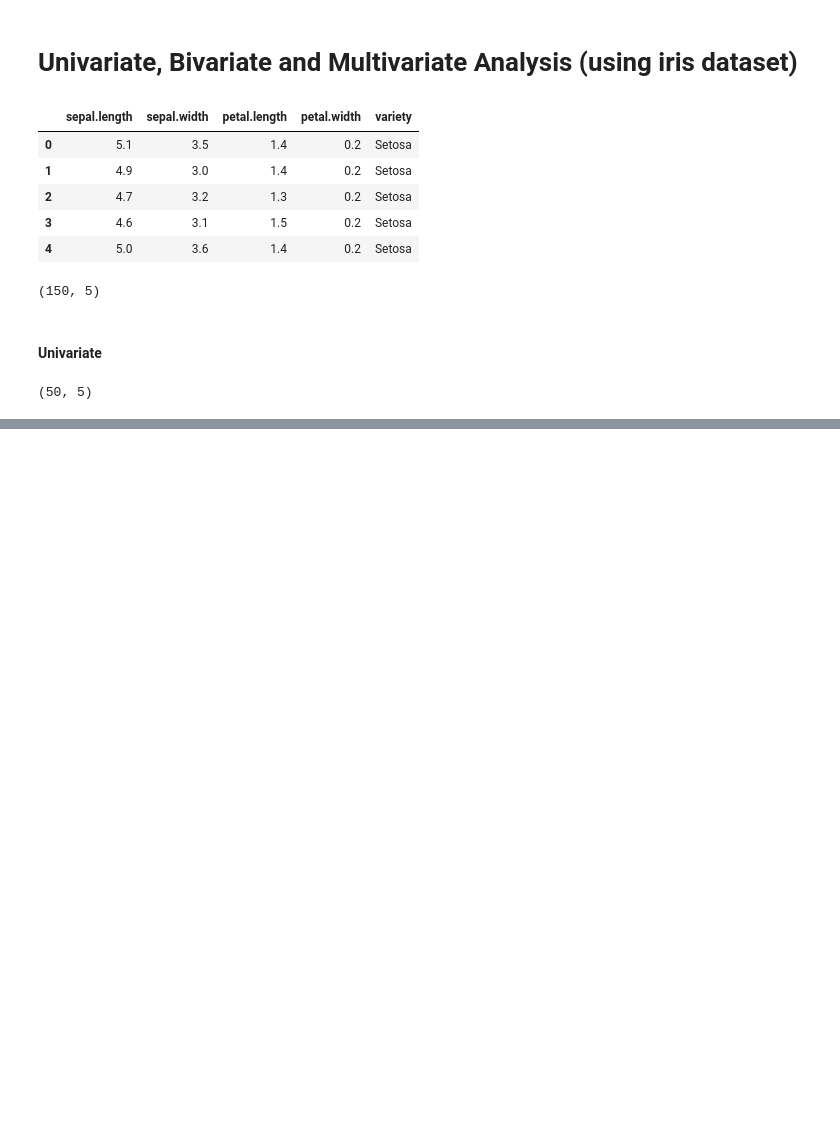
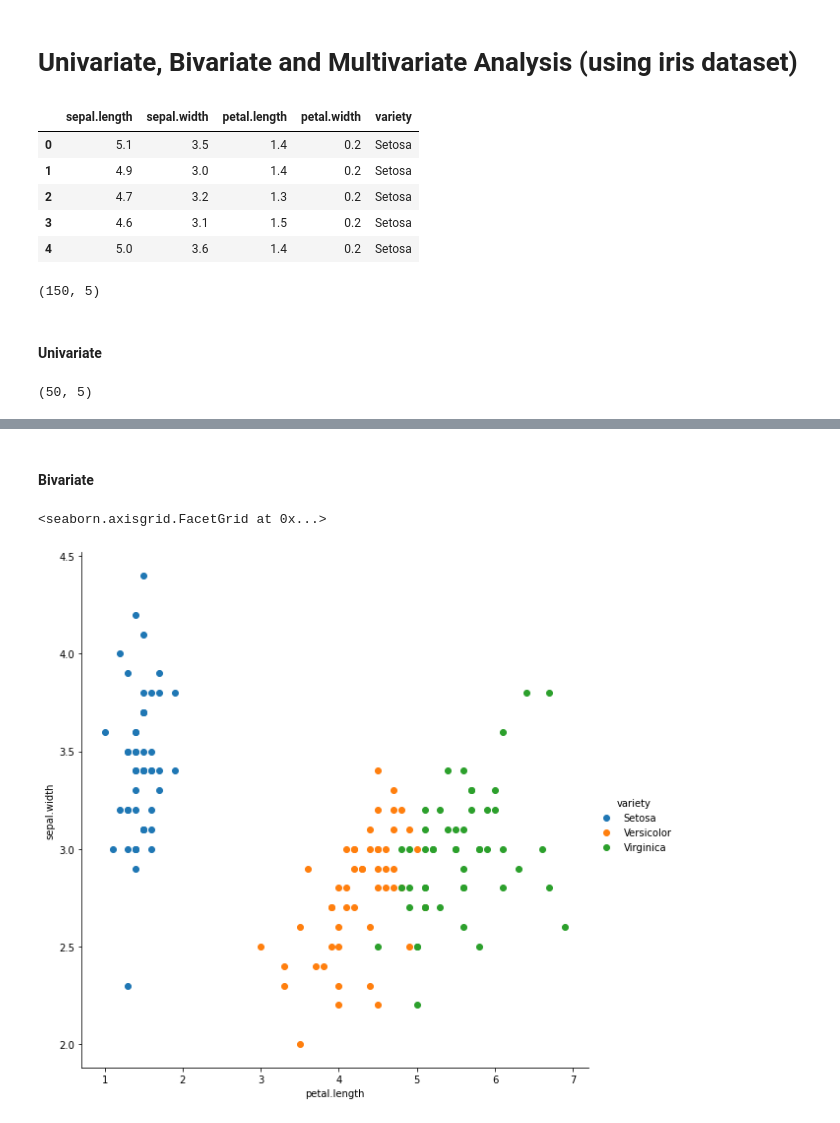
Before and after one commit to dasdebjeet/data_science, a Jupyter notebook: Machine Learning/Univariate, Bivariate and Multivariate Analysis (using iris dataset).ipynb, the cells around one changed output, grey strips where cells are left out. Cells and saved outputs as stored; diff of their text form; code cells hidden in the pictures; blank space fills up the shorter version.

Commit message:
Modified -- Updated Univariate, Bivariate and Multivariate Analysis in ML)

```diff
--- a/Machine Learning/Univariate, Bivariate and Multivariate Analysis (using iris dataset).ipynb
+++ b/Machine Learning/Univariate, Bivariate and Multivariate Analysis (using iris dataset).ipynb
@@ -32,0 +41,7 @@ df_setosa.shape
+# %% [markdown]
+#### Bivariate
+# %%
+sns.FacetGrid(df, hue="variety", height=8).map(plt.scatter, "petal.length", "sepal.width").add_legend()
+# %% [output]
+<seaborn.axisgrid.FacetGrid at 0x...>
+[figure, added]
```
Also changed, not shown: parts of 3 cells of this notebook.
